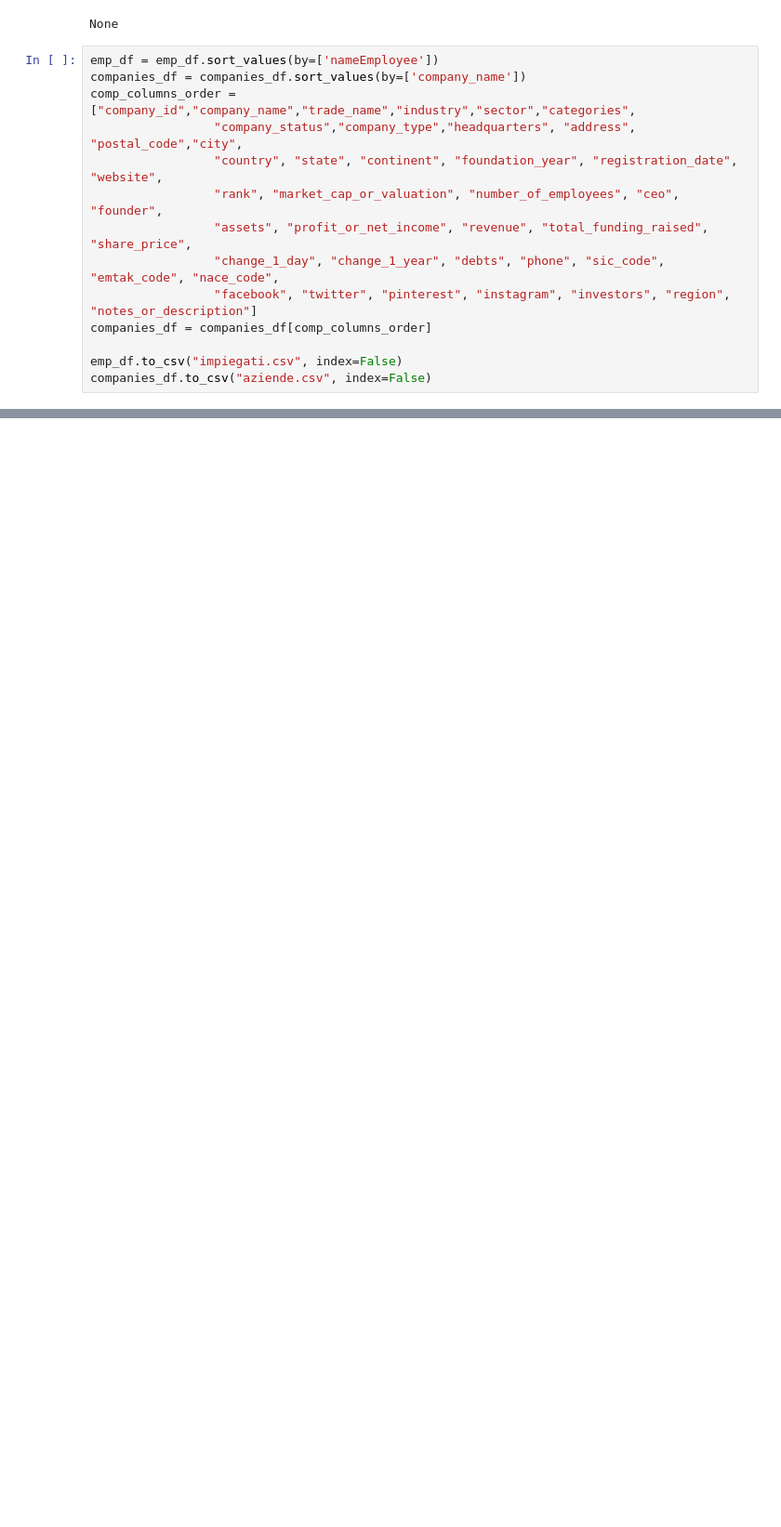
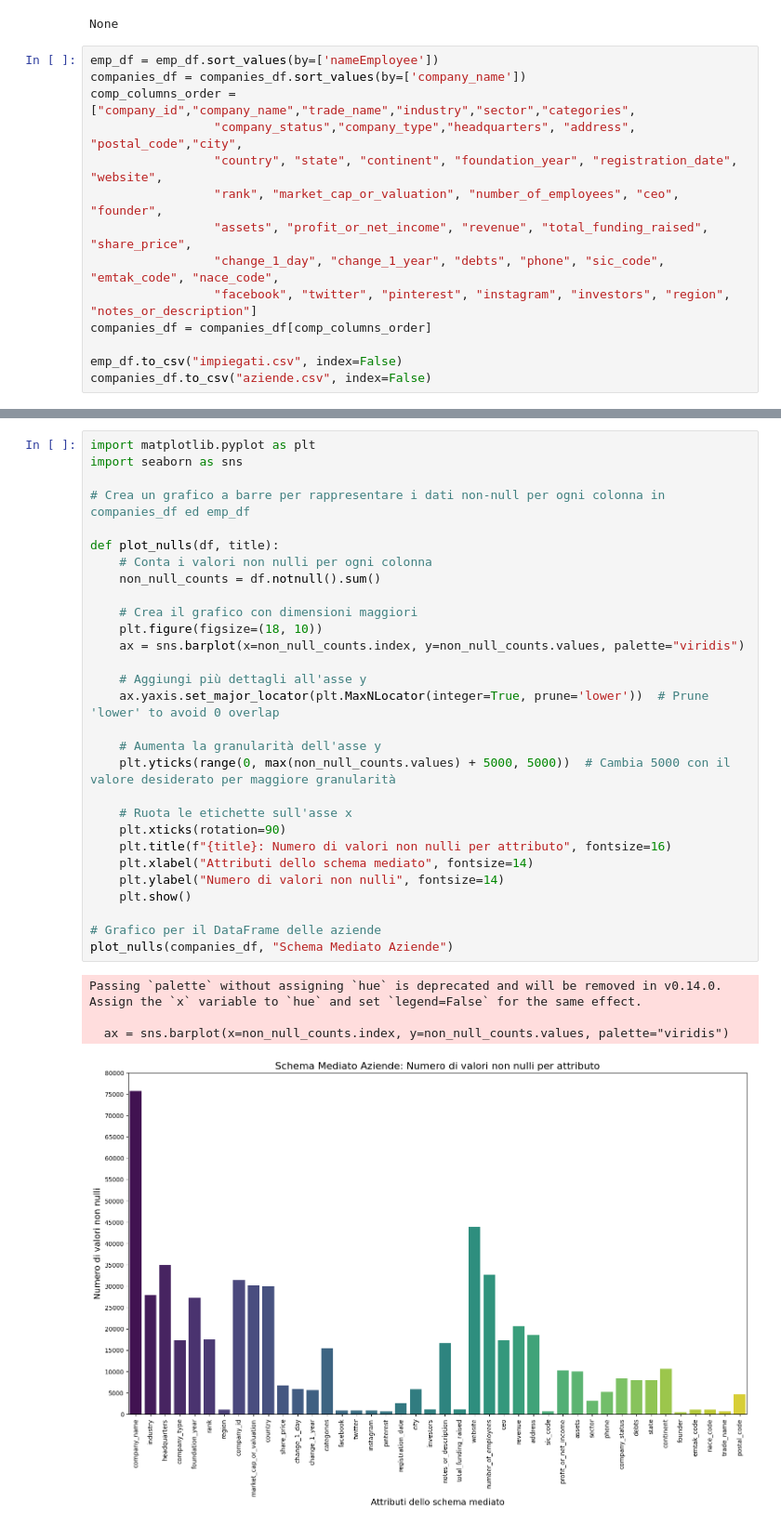
Before and after one commit to MatVitale6/IngegneriaDeiDatiProject, a Jupyter notebook: homework5/o1-mediated/populator.ipynb, the cells around one changed output, grey strips where cells are left out. Shown at 93% size. Cells and saved outputs as stored; diff of their text form; blank space fills up the shorter version.

```diff
--- a/homework5/o1-mediated/populator.ipynb
+++ b/homework5/o1-mediated/populator.ipynb
@@ -193,0 +322,34 @@ companies_df.to_csv("aziende.csv", index=False)
+# %%
+import matplotlib.pyplot as plt
+import seaborn as sns
+
+# Crea un grafico a barre per rappresentare i dati non-null per ogni colonna in companies_df ed emp_df
+
+def plot_nulls(df, title):
+    # Conta i valori non nulli per ogni colonna
+    non_null_counts = df.notnull().sum()
+
+    # Crea il grafico con dimensioni maggiori
+    plt.figure(figsize=(18, 10))
+    ax = sns.barplot(x=non_null_counts.index, y=non_null_counts.values, palette="viridis")
+
+    # Aggiungi più dettagli all'asse y
+    ax.yaxis.set_major_locator(plt.MaxNLocator(integer=True, prune='lower'))  # Prune 'lower' to avoid 0 overlap
+
+    # Aumenta la granularità dell'asse y
+    plt.yticks(range(0, max(non_null_counts.values) + 5000, 5000))  # Cambia 5000 con il valore desiderato per maggiore granularità
+
+    # Ruota le etichette sull'asse x
+    plt.xticks(rotation=90)
+    plt.title(f"{title}: Numero di valori non nulli per attributo", fontsize=16)
+    plt.xlabel("Attributi dello schema mediato", fontsize=14)
+    plt.ylabel("Numero di valori non nulli", fontsize=14)
+    plt.show()
+
+# Grafico per il DataFrame delle aziende
+plot_nulls(companies_df, "Schema Mediato Aziende")
+# %% [output]
+Passing `palette` without assigning `hue` is deprecated and will be removed in v0.14.0. Assign the `x` variable to `hue` and set `legend=False` for the same effect.
+
+  ax = sns.barplot(x=non_null_counts.index, y=non_null_counts.values, palette="viridis")
+[figure, added]
```
Also changed, not shown: parts of 7 cells of this notebook, 6 other files.
